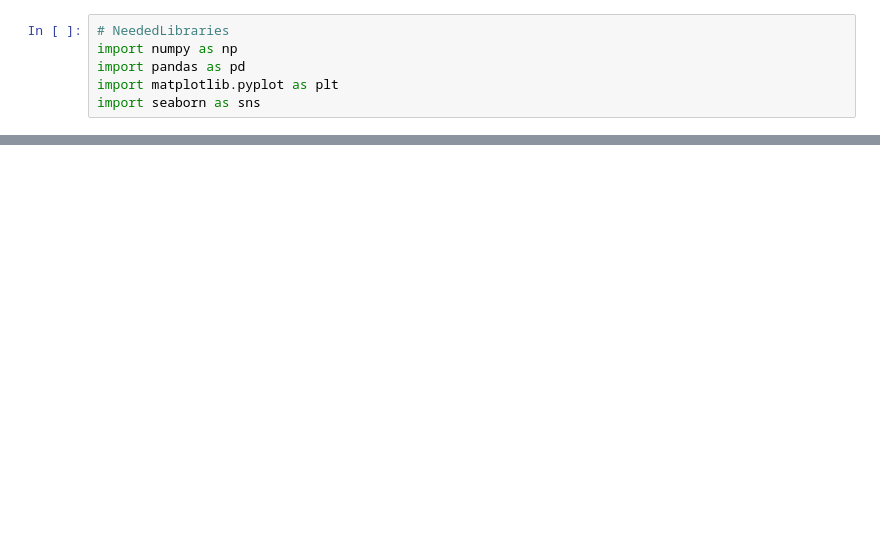
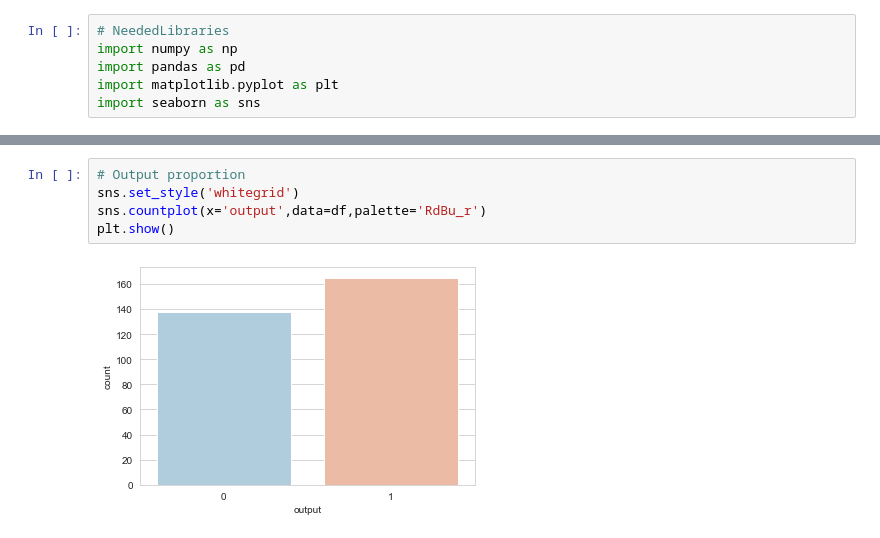
Before and after one commit to Abubakr1710/Hipocratia, a Jupyter notebook: EDA_Abu.ipynb, the cells around one changed output, grey strips where cells are left out. Cells and saved outputs as stored; diff of their text form; blank space fills up the shorter version.

```diff
--- a/EDA_Abu.ipynb
+++ b/EDA_Abu.ipynb
@@ -16,0 +70,7 @@ df.head()
+# %%
+# Output proportion
+sns.set_style('whitegrid')
+sns.countplot(x='output',data=df,palette='RdBu_r')
+plt.show()
+# %% [output]
+[figure, added]
```
Also changed, not shown: parts of 6 cells of this notebook.
